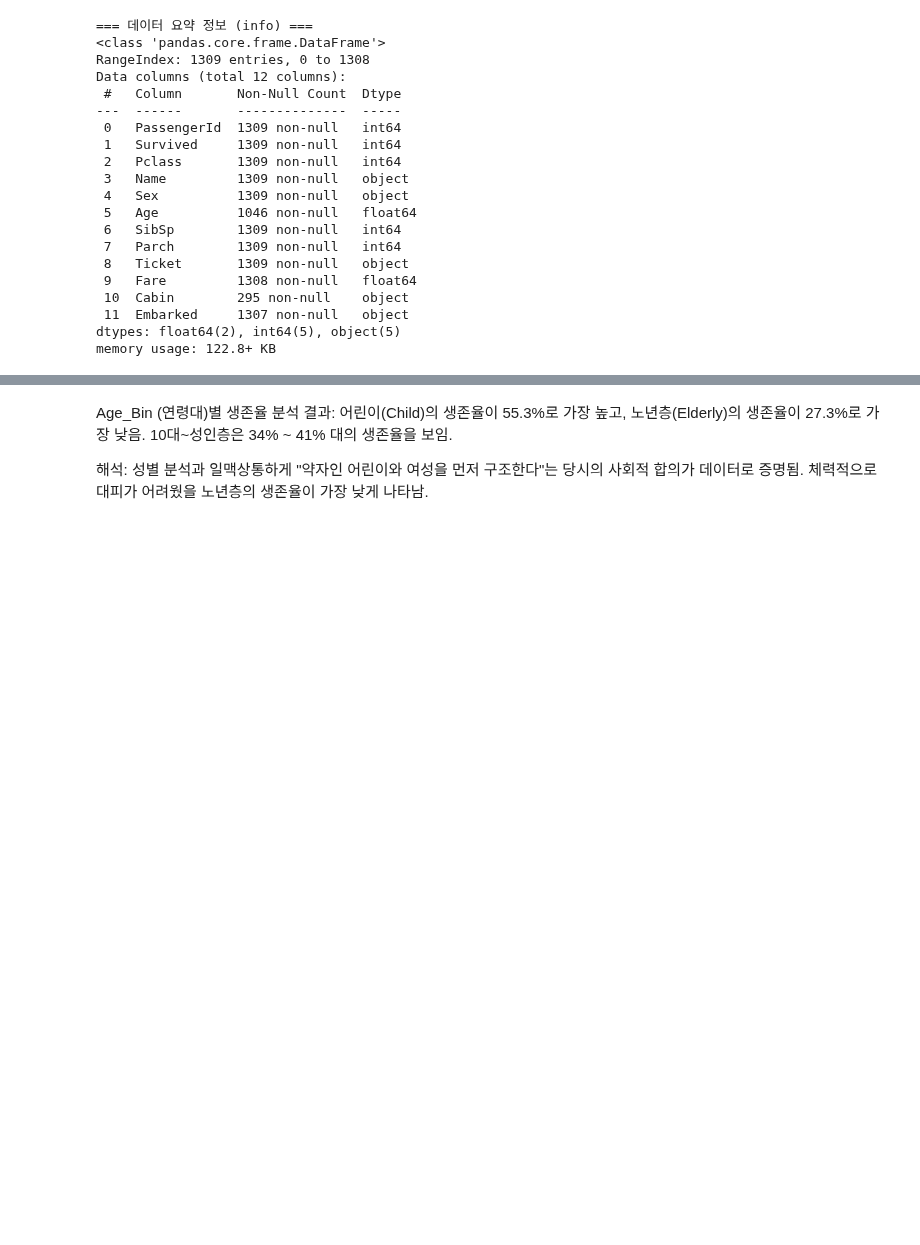
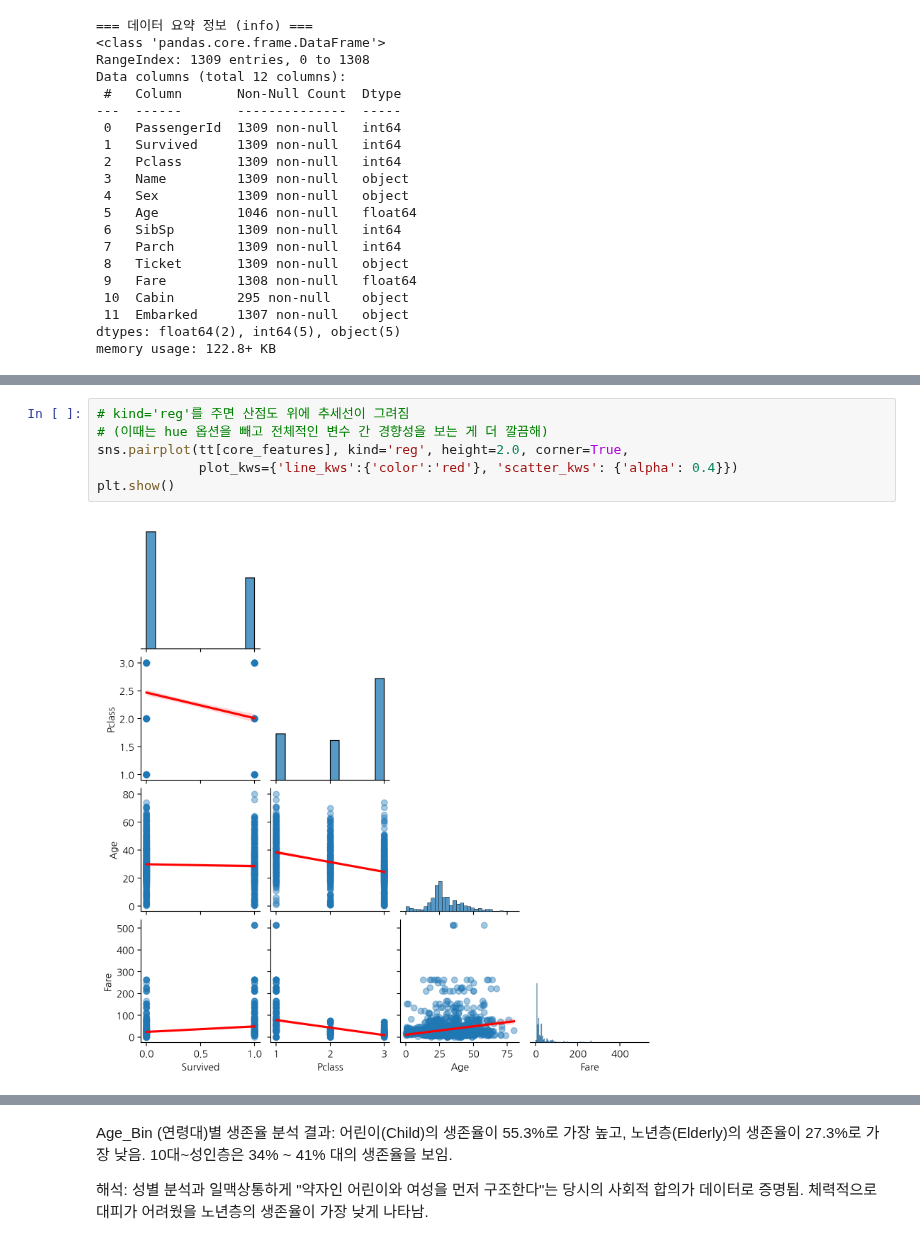
Before and after one commit to naugim26/2026-BDA, a Jupyter notebook: projects/titanic.ipynb, the cells around one changed output, grey strips where cells are left out. Drawn from its saved outputs; the diff is of its cells as text; blank space fills up the shorter version.

```diff
--- a/projects/titanic.ipynb
+++ b/projects/titanic.ipynb
@@ -389,0 +430,8 @@ Parch (부모/자녀 수)별 생존율
+# %%
+# kind='reg'를 주면 산점도 위에 추세선이 그려짐
+# (이때는 hue 옵션을 빼고 전체적인 변수 간 경향성을 보는 게 더 깔끔해)
+sns.pairplot(tt[core_features], kind='reg', height=2.0, corner=True,
+             plot_kws={'line_kws':{'color':'red'}, 'scatter_kws': {'alpha': 0.4}})
+plt.show()
+# %% [output]
+[figure, added]
```
Also changed, not shown: parts of 102 cells of this notebook.
